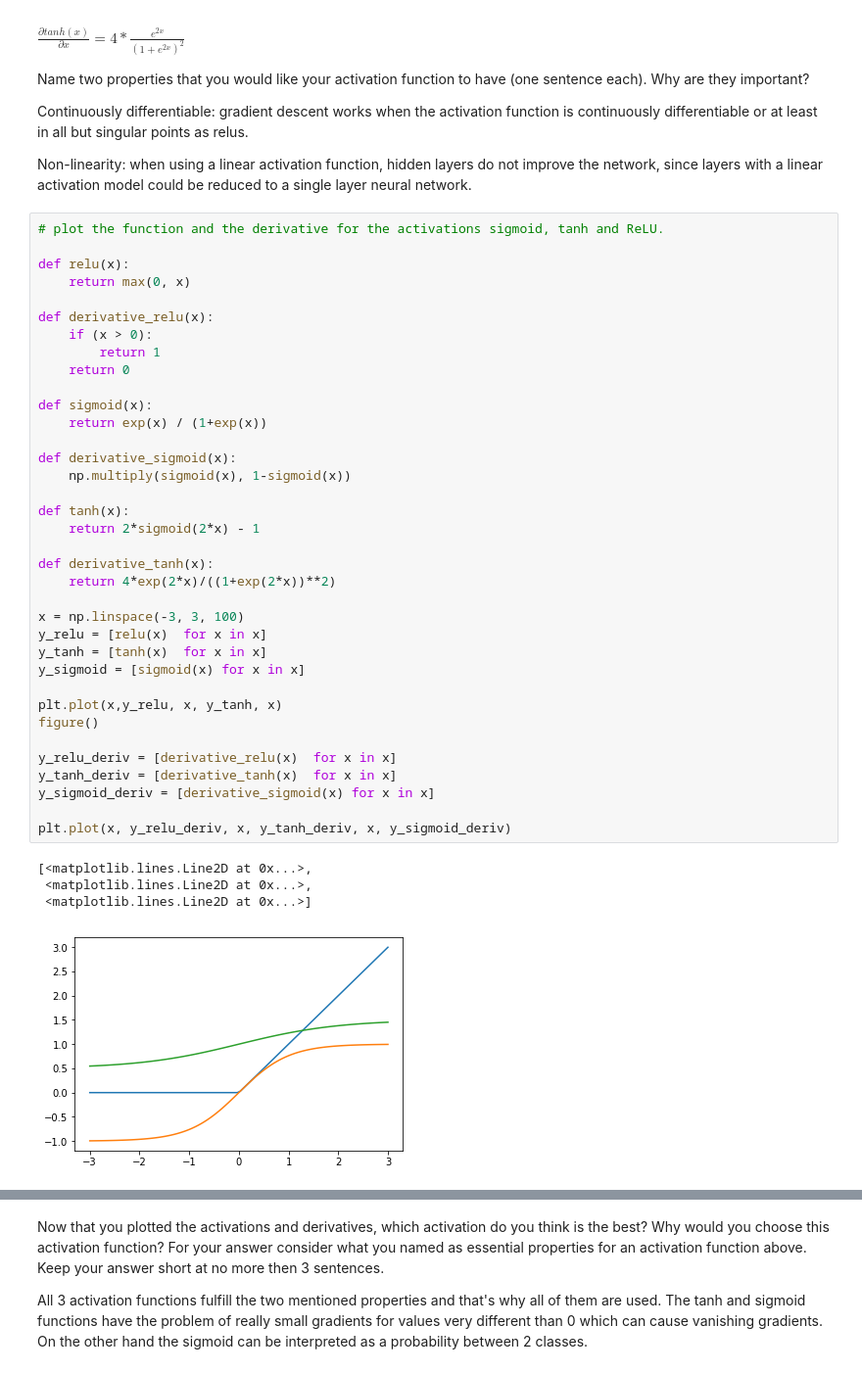
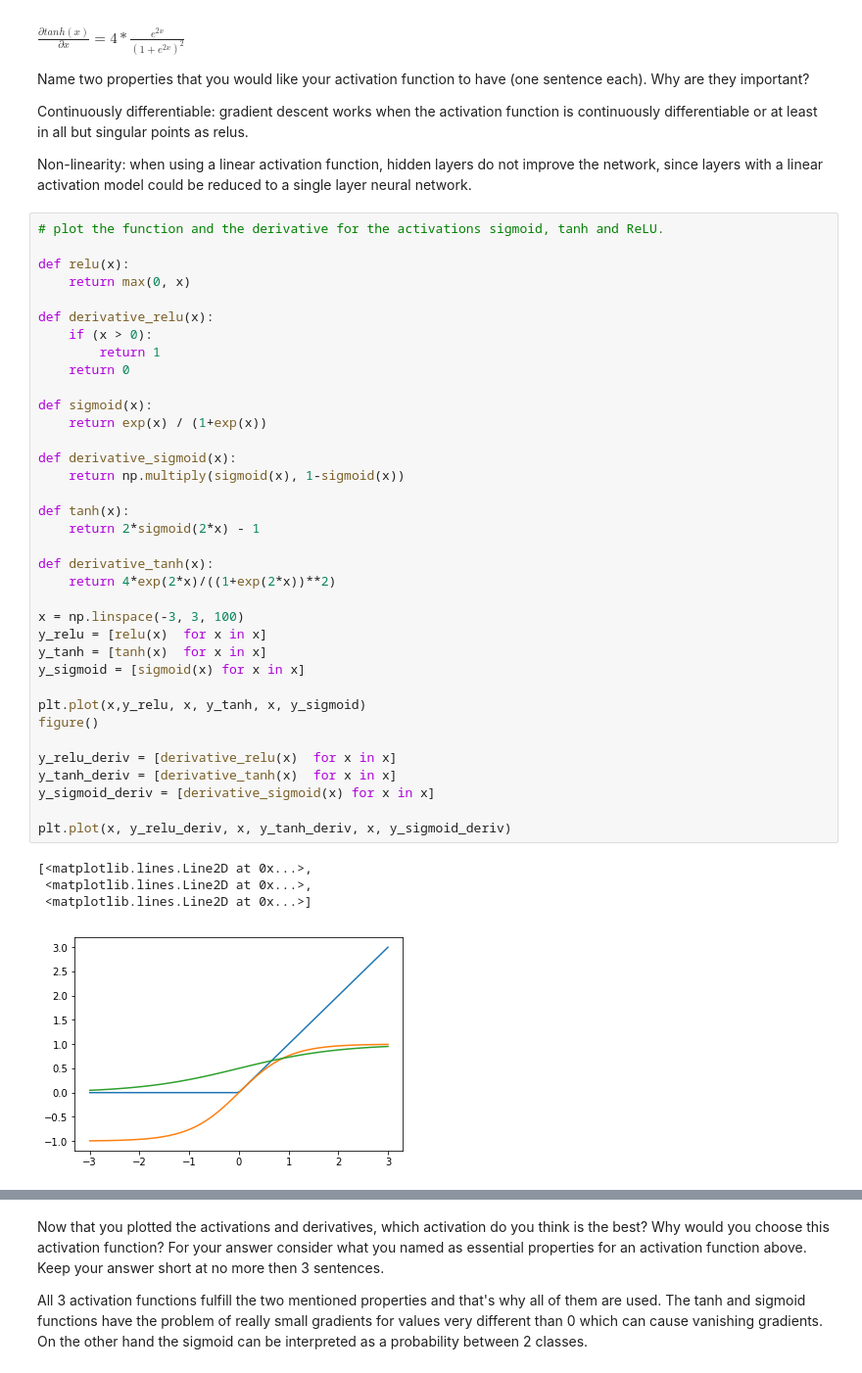
Before and after one commit to sheridavandenbent/ml1_labs, a Jupyter notebook: 10428461_12278327_lab2.ipynb, the cells around one changed output, grey strips where cells are left out. Shown at 98% size. Saved outputs shown, nothing was run; the diff lists cells and outputs as text.

```diff
--- a/10428461_12278327_lab2.ipynb
+++ b/10428461_12278327_lab2.ipynb
@@ -799,33 +799,33 @@ def derivative_relu(x):
         return 1
     return 0
 
 def sigmoid(x):
     return exp(x) / (1+exp(x))
 
 def derivative_sigmoid(x):
-    np.multiply(sigmoid(x), 1-sigmoid(x))
+    return np.multiply(sigmoid(x), 1-sigmoid(x))
 
 def tanh(x):
     return 2*sigmoid(2*x) - 1
 
 def derivative_tanh(x):
     return 4*exp(2*x)/((1+exp(2*x))**2)
 
 x = np.linspace(-3, 3, 100)
 y_relu = [relu(x)  for x in x]
 y_tanh = [tanh(x)  for x in x]
 y_sigmoid = [sigmoid(x) for x in x]
 
-plt.plot(x,y_relu, x, y_tanh, x)
+plt.plot(x,y_relu, x, y_tanh, x, y_sigmoid)
 figure()
 
 y_relu_deriv = [derivative_relu(x)  for x in x]
 y_tanh_deriv = [derivative_tanh(x)  for x in x]
 y_sigmoid_deriv = [derivative_sigmoid(x) for x in x]
 
 plt.plot(x, y_relu_deriv, x, y_tanh_deriv, x, y_sigmoid_deriv)
 # %% [output]
 [<matplotlib.lines.Line2D at 0x...>,
  <matplotlib.lines.Line2D at 0x...>,
  <matplotlib.lines.Line2D at 0x...>]
-[figure, old version]
+[figure, new version]
```
Also changed, not shown: parts of 2 cells of this notebook.
